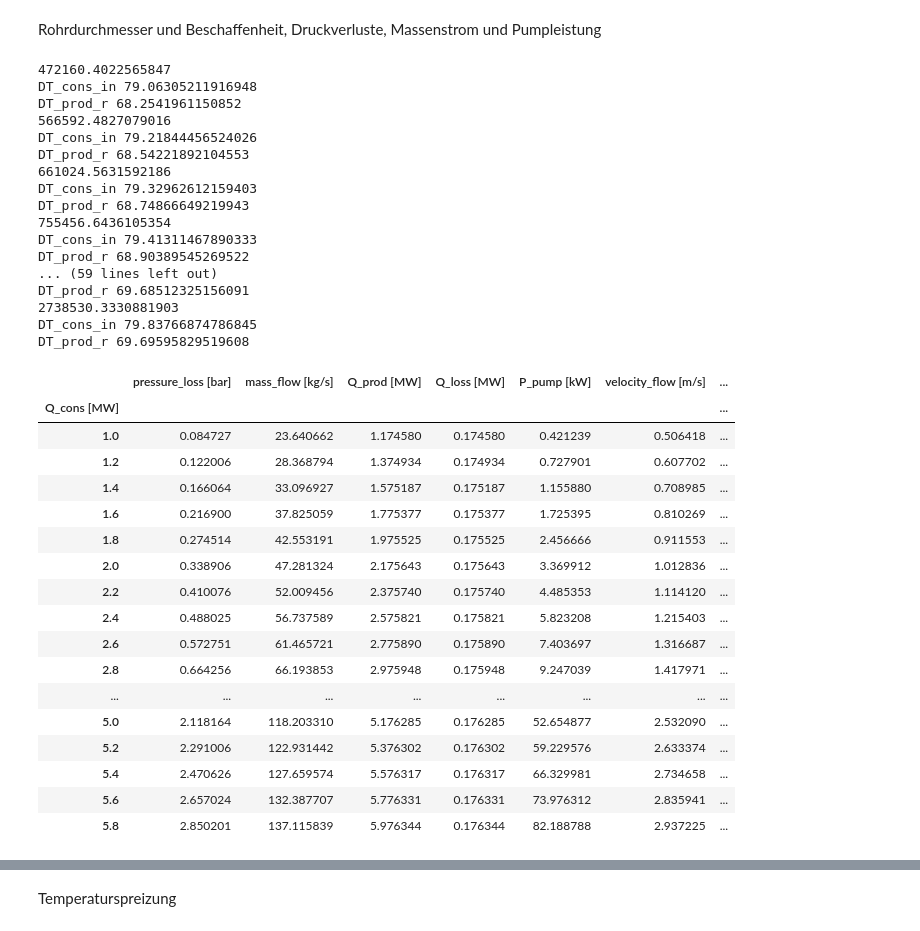
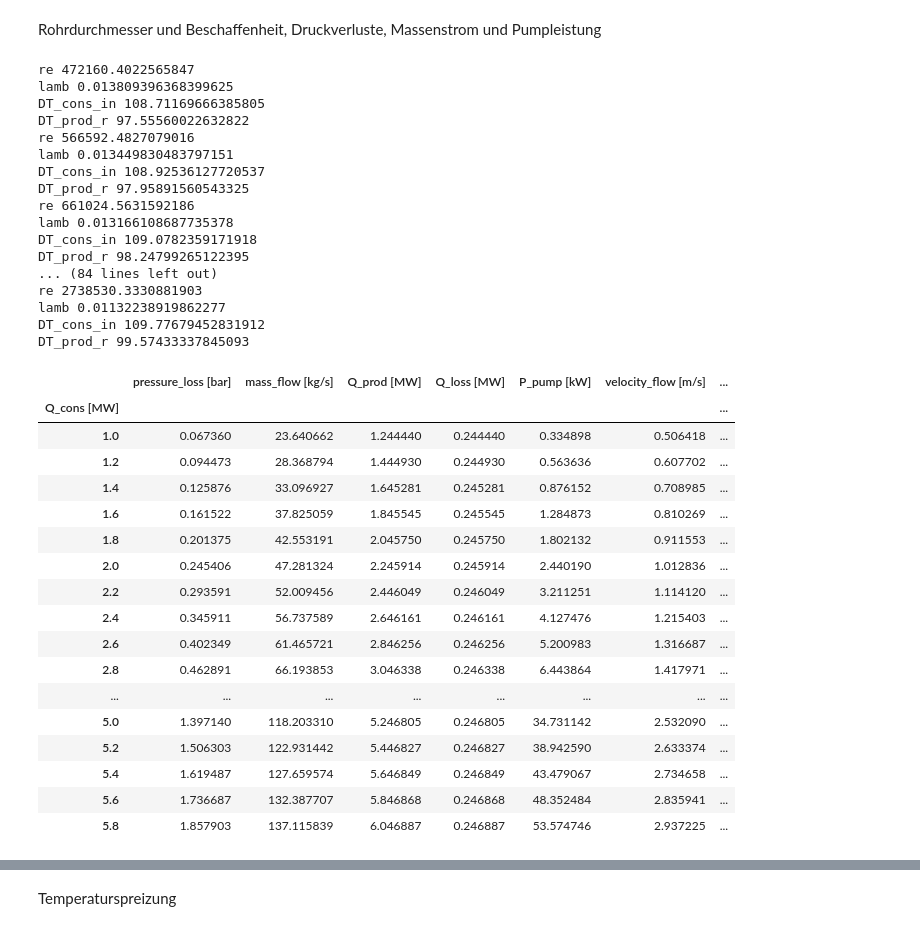
Before and after one commit to jnnr/models_oemof, a Jupyter notebook: DHN_model/dhn_model_single_pipe.ipynb, the cells around one changed output, grey strips where cells are left out. Drawn from its saved outputs; the diff is of its cells as text; code cells hidden in the pictures.

```diff
--- a/DHN_model/dhn_model_single_pipe.ipynb
+++ b/DHN_model/dhn_model_single_pipe.ipynb
@@ -72,10 +72,10 @@ def single_pipe(Q_cons, DT_drop,
     # pressure loss
     v = 4*m / (rho * np.pi * D**2)
     Re = D * v * rho / mu
-    print(Re)
+    print('re', Re)
     lamb = 1.325 / (np.log(eps/(3.7*D) + 5.74/(Re**0.9)))**2
-
-    pressure_loss = lamb2 * 8*L * 1/(rho*np.pi**2*D**5) * m**2
+    print('lamb', lamb)
+    pressure_loss = lamb * 8 * L * 1/(rho*np.pi**2*D**5) * m**2
     Dp_pump = 2 * pressure_loss
     P_pump = Dp_pump * m * 1/rho
 
@@ -102,77 +102,77 @@ def single_pipe(Q_cons, DT_drop,
 # %% [markdown]
 Rohrdurchmesser und Beschaffenheit, Druckverluste, Massenstrom und Pumpleistung
 # %%
-DT_prod_in = 80 # Kelvin, from Heizkurve
+DT_prod_in = 110 # Kelvin, from Heizkurve
 DT_drop = 10 # Kelvin
 k = 1.5 # W/(m^2 * K)
 L = 1000 #m
 c = 4230 # J/(kg*K) at 20°C
 rho = 951 # kg/m3
-eps = 0.01 #m
+eps = 0.01*1e-3 #m
 mu = 0.255e-3
 
 D = 0.25 # m
 
 # Verschiedene Wärmenachfragen
 dic = {'Q_cons [MW]': np.arange(1, 6, 0.2),
       'pressure_loss [bar]': [],
       'mass_flow [kg/s]': [],
       'Q_prod [MW]': [],
       'Q_loss [MW]': [],
       'P_pump [kW]': []}
 
 for q in dic['Q_cons [MW]']:
     results = single_pipe(q, DT_drop, DT_prod_in,
                           k, L, D, c, rho, eps, mu)
 
     dic['pressure_loss [bar]'].append(results['pressure_loss'] * 1e-5)
     dic['P_pump [kW]'].append(results['P_pump'] * 1e-3)
     dic['mass_flow [kg/s]'].append(results['m'])
     dic['Q_prod [MW]'].append(results['Q_prod'] * 1e-6)
     dic['Q_loss [MW]'].append(results['Q_loss'] * 1e-6)
 
 df = pd.DataFrame(dic)
 df = df.set_index('Q_cons [MW]')
 
 df['velocity_flow [m/s]'] = 4  * df['mass_flow [kg/s]'] / (rho * np.pi * D**2)
 df['loss_perc'] = df['Q_loss [MW]'] * 1/df['Q_prod [MW]']
 df
 # %% [output]
-472160.4022565847
-DT_cons_in 79.06305211916948
-DT_prod_r 68.2541961150852
-566592.4827079016
-DT_cons_in 79.21844456524026
-DT_prod_r 68.54221892104553
-661024.5631592186
-DT_cons_in 79.32962612159403
-DT_prod_r 68.74866649219943
-755456.6436105354
-DT_cons_in 79.41311467890333
-DT_prod_r 68.90389545269522
-... (59 lines left out)
-DT_prod_r 69.68512325156091
-2738530.3330881903
-DT_cons_in 79.83766874786845
-DT_prod_r 69.69595829519608
+re 472160.4022565847
+lamb 0.013809396368399625
+DT_cons_in 108.71169666385805
+DT_prod_r 97.55560022632822
+re 566592.4827079016
+lamb 0.013449830483797151
+DT_cons_in 108.92536127720537
+DT_prod_r 97.95891560543325
+re 661024.5631592186
+lamb 0.013166108687735378
+DT_cons_in 109.0782359171918
+DT_prod_r 98.24799265122395
+... (84 lines left out)
+re 2738530.3330881903
+lamb 0.01132238919862277
+DT_cons_in 109.77679452831912
+DT_prod_r 99.57433337845093
 |  | pressure_loss [bar] | mass_flow [kg/s] | Q_prod [MW] | Q_loss [MW] | P_pump [kW] | velocity_flow [m/s] | ... |
 | Q_cons [MW] |  |  |  |  |  |  | ... |
-| 1.0 | 0.084727 | 23.640662 | 1.174580 | 0.174580 | 0.421239 | 0.506418 | ... |
-| 1.2 | 0.122006 | 28.368794 | 1.374934 | 0.174934 | 0.727901 | 0.607702 | ... |
-| 1.4 | 0.166064 | 33.096927 | 1.575187 | 0.175187 | 1.155880 | 0.708985 | ... |
-| 1.6 | 0.216900 | 37.825059 | 1.775377 | 0.175377 | 1.725395 | 0.810269 | ... |
-| 1.8 | 0.274514 | 42.553191 | 1.975525 | 0.175525 | 2.456666 | 0.911553 | ... |
-| 2.0 | 0.338906 | 47.281324 | 2.175643 | 0.175643 | 3.369912 | 1.012836 | ... |
-| 2.2 | 0.410076 | 52.009456 | 2.375740 | 0.175740 | 4.485353 | 1.114120 | ... |
-| 2.4 | 0.488025 | 56.737589 | 2.575821 | 0.175821 | 5.823208 | 1.215403 | ... |
-| 2.6 | 0.572751 | 61.465721 | 2.775890 | 0.175890 | 7.403697 | 1.316687 | ... |
-| 2.8 | 0.664256 | 66.193853 | 2.975948 | 0.175948 | 9.247039 | 1.417971 | ... |
+| 1.0 | 0.067360 | 23.640662 | 1.244440 | 0.244440 | 0.334898 | 0.506418 | ... |
+| 1.2 | 0.094473 | 28.368794 | 1.444930 | 0.244930 | 0.563636 | 0.607702 | ... |
+| 1.4 | 0.125876 | 33.096927 | 1.645281 | 0.245281 | 0.876152 | 0.708985 | ... |
+| 1.6 | 0.161522 | 37.825059 | 1.845545 | 0.245545 | 1.284873 | 0.810269 | ... |
+| 1.8 | 0.201375 | 42.553191 | 2.045750 | 0.245750 | 1.802132 | 0.911553 | ... |
+| 2.0 | 0.245406 | 47.281324 | 2.245914 | 0.245914 | 2.440190 | 1.012836 | ... |
+| 2.2 | 0.293591 | 52.009456 | 2.446049 | 0.246049 | 3.211251 | 1.114120 | ... |
+| 2.4 | 0.345911 | 56.737589 | 2.646161 | 0.246161 | 4.127476 | 1.215403 | ... |
+| 2.6 | 0.402349 | 61.465721 | 2.846256 | 0.246256 | 5.200983 | 1.316687 | ... |
+| 2.8 | 0.462891 | 66.193853 | 3.046338 | 0.246338 | 6.443864 | 1.417971 | ... |
 | ... | ... | ... | ... | ... | ... | ... | ... |
-| 5.0 | 2.118164 | 118.203310 | 5.176285 | 0.176285 | 52.654877 | 2.532090 | ... |
-| 5.2 | 2.291006 | 122.931442 | 5.376302 | 0.176302 | 59.229576 | 2.633374 | ... |
-| 5.4 | 2.470626 | 127.659574 | 5.576317 | 0.176317 | 66.329981 | 2.734658 | ... |
-| 5.6 | 2.657024 | 132.387707 | 5.776331 | 0.176331 | 73.976312 | 2.835941 | ... |
-| 5.8 | 2.850201 | 137.115839 | 5.976344 | 0.176344 | 82.188788 | 2.937225 | ... |
+| 5.0 | 1.397140 | 118.203310 | 5.246805 | 0.246805 | 34.731142 | 2.532090 | ... |
+| 5.2 | 1.506303 | 122.931442 | 5.446827 | 0.246827 | 38.942590 | 2.633374 | ... |
+| 5.4 | 1.619487 | 127.659574 | 5.646849 | 0.246849 | 43.479067 | 2.734658 | ... |
+| 5.6 | 1.736687 | 132.387707 | 5.846868 | 0.246868 | 48.352484 | 2.835941 | ... |
+| 5.8 | 1.857903 | 137.115839 | 6.046887 | 0.246887 | 53.574746 | 2.937225 | ... |
 # %%
 fig, axs = plt.subplots(5, 1, figsize=(5,12))
 for i, c in enumerate(['velocity_flow [m/s]',
```
Also changed, not shown: parts of 12 cells of this notebook.
